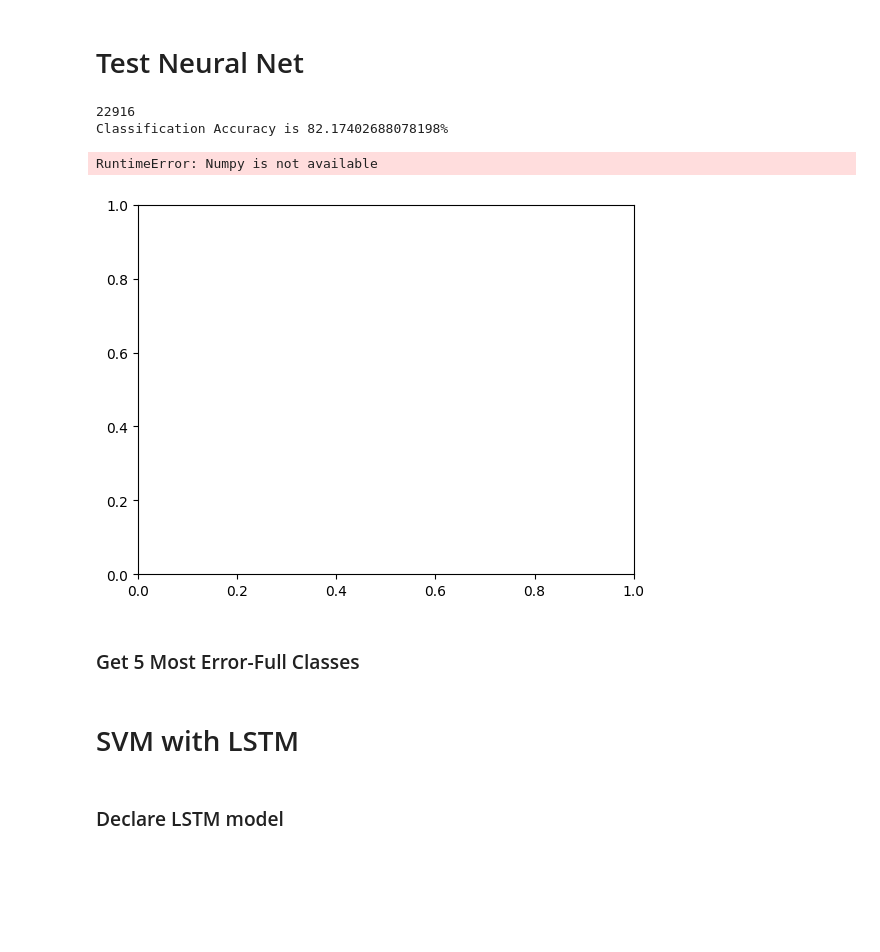
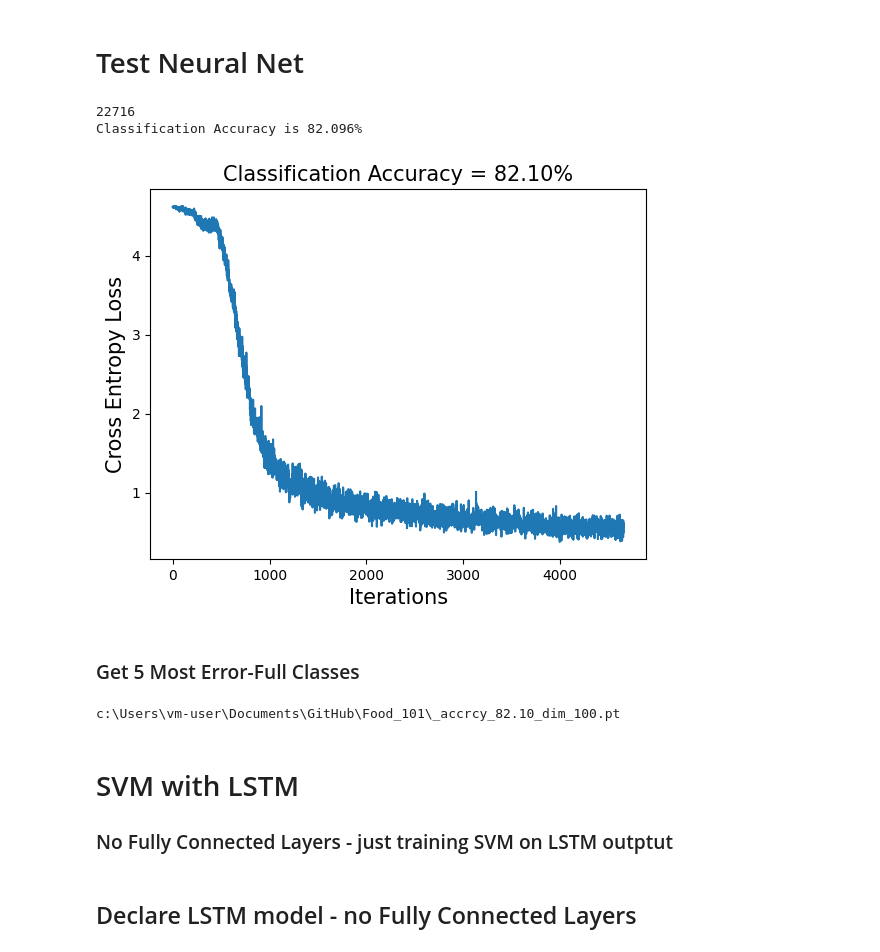
Before and after one commit to aabbas02/Food-101-Classifcation-using-Distilbert-and-LSTM, a Jupyter notebook: word2Vec_12_16.ipynb, the cells around one changed output. Drawn from its saved outputs; the diff is of its cells as text; code cells hidden in the pictures; blank space fills up the shorter version.

```diff
--- a/word2Vec_12_16.ipynb
+++ b/word2Vec_12_16.ipynb
@@ -34,34 +45,17 @@ from torchvision.io import read_image
 import torch
 from torch.utils.data import Dataset
 
-
-
 class customTextDataset(Dataset):
     def __init__(self, path, colnames, maxLen, tokenizer=None):
         self.data =  pd.read_csv(path, names=colnames, header=None, sep = ',', index_col=False)
         self.tokenizer = tokenizer
         self.maxLen = maxLen
 
-
     def __getitem__(self, idx):
-        #To do{
-        # indent below with if vocab == None: return sentence, label
-        # if vocab is Not none, return tokens, labels
-        #}
-        sentence = remove_tags(self.data.loc[idx].text)
-        sentence = re.sub('[^a-zA-Z]', ' ', sentence)
-        sentence = re.sub(r"\s+[a-zA-Z]\s+", ' ', sentence)
-        sentence = re.sub(r'\s+', ' ', sentence)
-        sentence = sentence.lower()
+        sentence = self.data.loc[idx].text
         sentence = self.tokenizer(sentence,    padding='max_length', truncation=True,max_length=self.maxLen)['input_ids']
-
-        label = remove_tags(self.data.loc[idx].food)
-        label = re.sub('[^a-zA-Z]', ' ', label)
-        label = re.sub(r"\s+[a-zA-Z]\s+", ' ', label)
-        label = re.sub(r'\s+', ' ', label)
-        label = label.lower()
+        label = self.data.loc[idx].food
         return torch.tensor(sentence),label
-
 
     def __len__(self):
         return len(self.data)
@@ -73,21 +67,16 @@ from torch.utils.data import DataLoader
 from transformers import GPT2Tokenizer
 maxLen = 32
 batchSize = 512
-
 tokenizer = GPT2Tokenizer.from_pretrained('gpt2')
-
 if tokenizer.pad_token is None:
     tokenizer.add_special_tokens({'pad_token': '[PAD]'})
-
-#print(tokenizer('[PAD]'))
-#print(tokenizer(tokenizer.pad_token)['input_ids'][0])
 
 trainData = customTextDataset(path = 'train_titles.csv', colnames=['image_path', 'text', 'food'], tokenizer = tokenizer,maxLen=maxLen)
 trainLoader = DataLoader(trainData,batch_size=batchSize,shuffle=True)
 print(f'Number of train samples  = {trainData.__len__()}')
-trainData.getHead()
+#trainData.getHead()
 testData = customTextDataset(path = 'test_titles.csv', colnames=['image_path', 'text', 'food'], tokenizer = tokenizer,maxLen=maxLen)
-testLoader = DataLoader(testData,batch_size=batchSize,shuffle=True)
+testLoader = DataLoader(testData,batch_size=testData.__len__(),shuffle=True)
 print(f"Number of test data points = {testData.__len__()}")
 # %% [output]
 Number of train samples  = 67972
@@ -191,18 +169,18 @@ w2nModel(
 # %%
 for epoch in range(35):  # loop over the dataset multiple times
     for data in trainLoader:
-        inputs = data[0]
-        labels_ = data[1]
-        labels = []
-        labels.append([lblMap[x] for x in labels_])
-        labels = torch.tensor(labels[0])
+        inputs,labels_ = data
+        #labels = []
+        #labels.append([lblMap[x] for x in labels_])
+        #labels = torch.tensor(labels[0])
         #inputs = inputs.to(device)
         #labels = labels.to(device)
+        labels = torch.tensor([lblMap[x] for x in labels_])
         optimizer.zero_grad()
         outputs = model(inputs)
         loss = criterion(outputs, labels)
         loss.backward()
-        lossVals.append(loss.detach().clone().cpu())
+        lossVals.append(loss.detach().cpu().clone().numpy())
         optimizer.step()
     if epoch%1 == 0:
         print(loss)
@@ -234,8 +212,8 @@ correct_pred = 0
 numTst = 0
 with torch.no_grad():
     for data in testLoader:
+        inputs, labels_ = data
         numTst = numTst + inputs.shape[0]
-        inputs, labels_ = data
         labels = []
         labels.append([lblMap[x] for x in labels_])
         labels = torch.tensor(labels[0])
@@ -247,35 +225,37 @@ with torch.no_grad():
             if label == prediction:
                 correct_pred += 1
 
-
 accuracy = 100 * float(correct_pred)/ numTst
 print(numTst)
-print(f"Classification Accuracy is {accuracy}%")
+print(f"Classification Accuracy is {accuracy:.3f}%")
 # %% [output]
-22916
-Classification Accuracy is 82.17402688078198%
+22716
+Classification Accuracy is 82.096%
 # %%
+import numpy as np
 fig, ax = plt.subplots(nrows = 1, ncols=1)
 ax.plot(range(len(lossVals)),lossVals)
 ax.set_xlabel('Iterations',fontsize = 15)
 ax.set_ylabel('Cross Entropy Loss', fontsize = 15)
 ax.set_title('Classification Accuracy = {:.2f}%'.format(accuracy),fontsize = 15)
-path = 'dim_{}_accry_{:.2f}len_{}_hidden_{}'.format(dim,accuracy, maxLen,hidden_size)
+path = 'dim_{}_accry_{:.2f}len_{}_hidden_{}'.format(dModel,accuracy, maxLen,hidden_size)
 plt.savefig(path+'.pdf')
 # %% [output]
-RuntimeError: Numpy is not available
-[figure, old version]
+[figure, new version]
 # %% [markdown]
 ### Get 5 Most Error-Full Classes
 # %%
 path = os.getcwd()
-checkpoint_path = path+'\_accrcy_{:.2f}_dim_{}.pt'.format(accuracy,dim)
+checkpoint_path = path+'\_accrcy_{:.2f}_dim_{}.pt'.format(accuracy,dModel)
 print(checkpoint_path)
 torch.save(model, checkpoint_path)
+# %% [output]
+c:\Users\vm-user\Documents\GitHub\Food_101\_accrcy_82.10_dim_100.pt
-# %% [markdown]
-# SVM with LSTM
+# %% [markdown]
+# SVM with LSTM
+### No Fully Connected Layers - just training SVM on LSTM outptut
 # %% [markdown]
-### Declare LSTM model
+## Declare LSTM model - no Fully Connected Layers
 # %%
 class w2nModelSVM(torch.nn.Module):
     def __init__(self,vocab_size, embedding_dim, hidden_size, nClasses):
```
Also changed, not shown: parts of 21 cells of this notebook, 8 other files.
